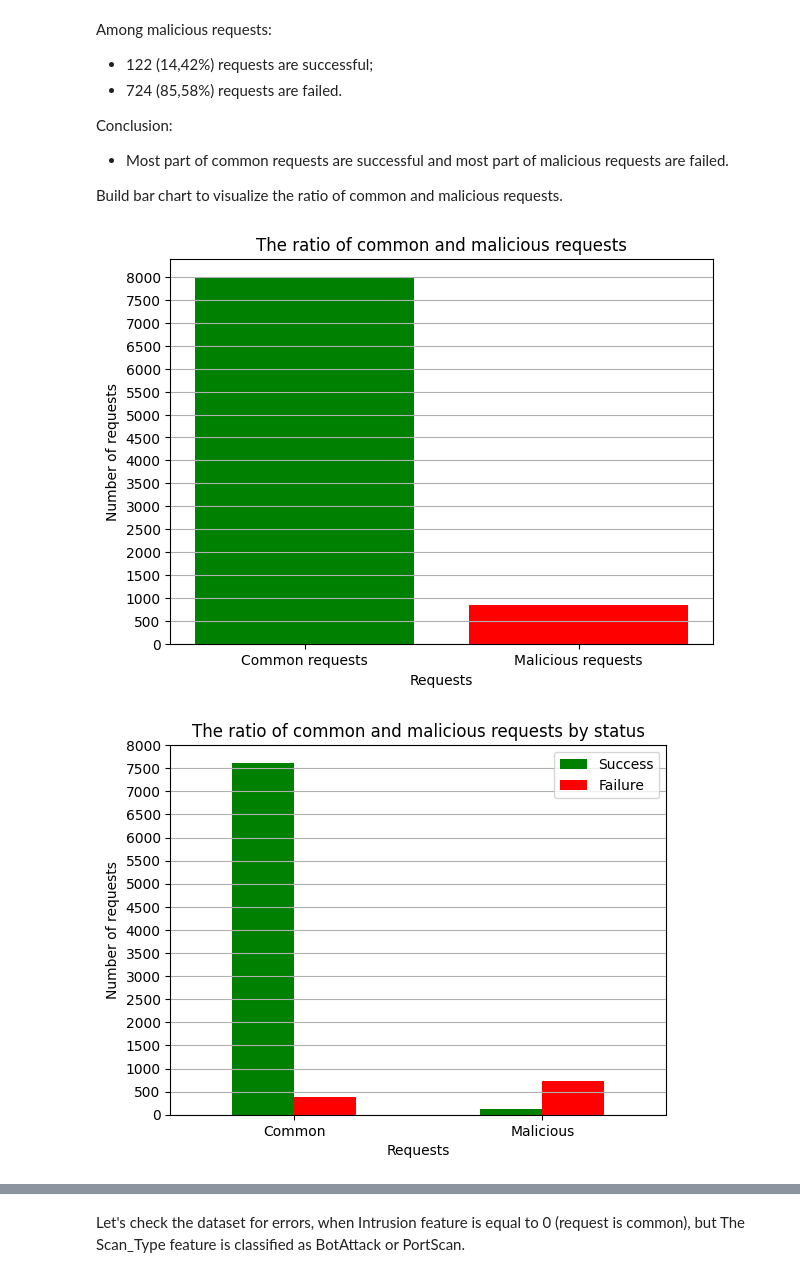
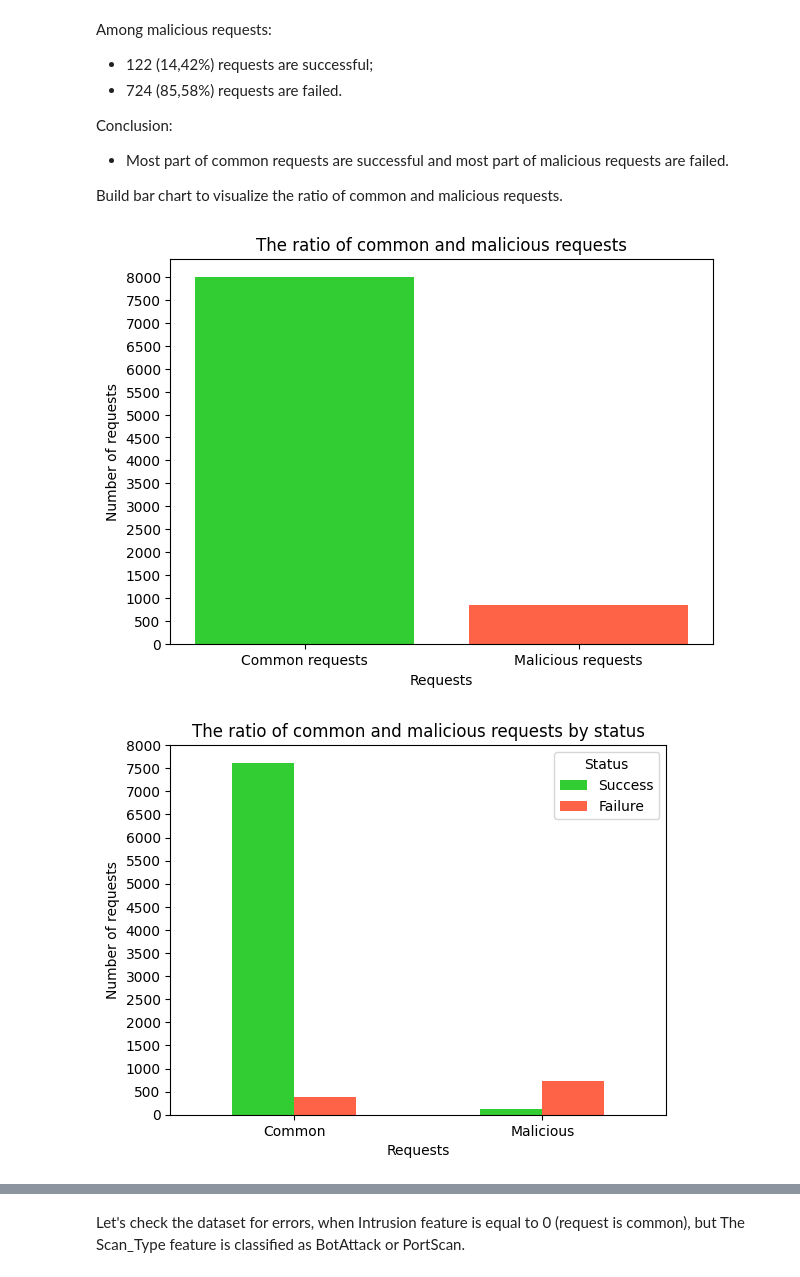
Before and after one commit to iamrus1/Intrusion-Log-Analysis, a Jupyter notebook: Intrusion detection log analysis Eng.ipynb, the cells around one changed output, grey strips where cells are left out. Drawn from its saved outputs; the diff is of its cells as text; code cells hidden in the pictures.

```diff
--- a/Intrusion detection log analysis Eng.ipynb
+++ b/Intrusion detection log analysis Eng.ipynb
@@ -148,24 +148,24 @@ Build bar chart to visualize the ratio of common and malicious requests.
 # %%
 fig, ax = plt.subplots(nrows=1, ncols=1, figsize=(7, 5))
 
 ax.bar(['Common requests', 'Malicious requests'], intrusion_counts,
-          color=['g', 'r'])
+          color=['limegreen', 'tomato'])
 ax.set_yticks(np.arange(0, np.max(intrusion_counts)+500, 500))
 ax.set_title('The ratio of common and malicious requests')
 ax.set_xlabel('Requests')
 ax.set_ylabel('Number of requests')
-ax.grid(axis='y')
+plt.show()
 # %% [output]
-[figure, old version]
+[figure, new version]
 # %%
-ax = intrusion_statuses.T.plot.bar(rot=0, color=['g', 'r'])
+ax = intrusion_statuses.T.plot.bar(rot=0, color=['limegreen', 'tomato'])
 ax.set_title('The ratio of common and malicious requests by status')
 ax.set_xlabel('Requests')
 ax.set_ylabel('Number of requests')
 ax.set_yticks(np.arange(0, np.max(intrusion_counts)+500, 500))
-ax.grid(axis='y')
+plt.show()
 # %% [output]
-[figure, old version]
+[figure, new version]
 # %%
 scan_types = logs['Scan_Type'].value_counts()
 
```
Also changed, not shown: parts of 10 cells of this notebook.
